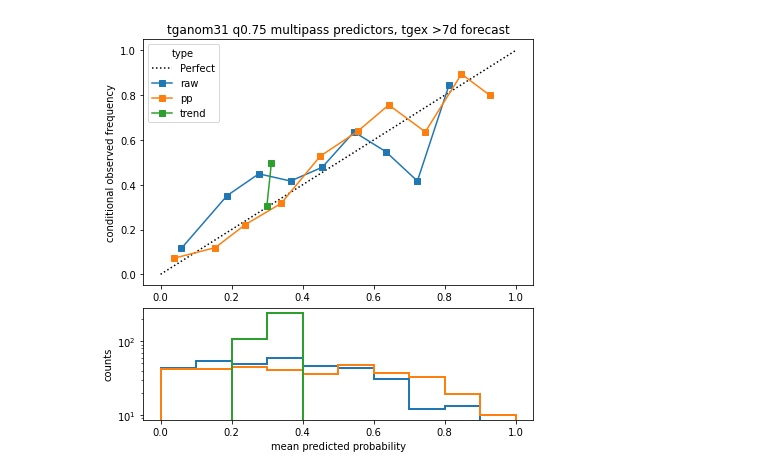
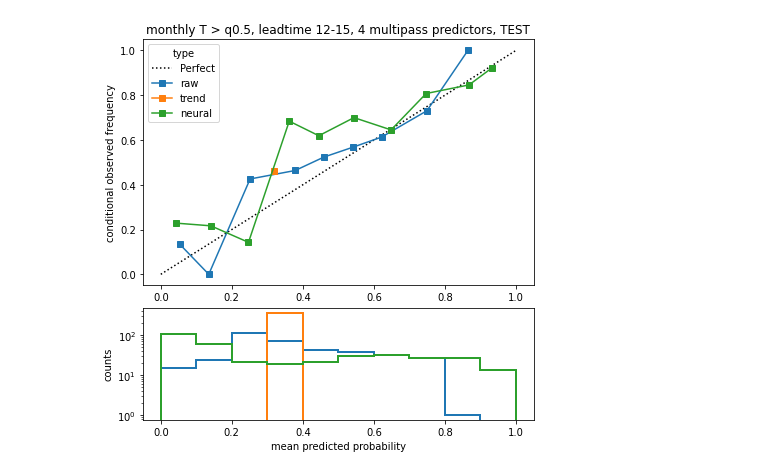
Before and after one commit to chiemvs/Hybrid, a Jupyter notebook: notebooks/verification.ipynb, the cells around one changed output. Drawn from its saved outputs; the diff is of its cells as text; code cells hidden in the pictures.

```diff
--- a/notebooks/verification.ipynb
+++ b/notebooks/verification.ipynb
@@ -122,7 +69,9 @@ np.mean((obs_test.iloc[:,focus_class] - forc_test.iloc[:,focus_class])**2)
 # %%
-# Training a trend benchmark model
+# Training the model
+
+
+# Training a trend benchmark model, and generating scale test time input
 time_input, time_scaler, lr = singleclass_regression(obs_trainval.iloc[:,focus_class], regressor = LogisticRegression)
-time_test = time_scaler.transform(obs_test.index.get_level_values('time').to_julian_date().values[:,np.newaxis])
-trend_benchmark = lr.predict(time_test)
+time_test, _ = scale_time(obs_test, fitted_scaler=time_scaler)
 # %% [output]
 fitting a new time scaler
@@ -128,0 +79,30 @@ fitting a new time scaler
+# %%
+# Generating model predictions:
+
+# Generating benchmark predictions:
+trend_test = lr.predict(time_test)
+trend_trainval = lr.predict(time_input)
+# %%
+n_iter = 2000
+bs = pd.DataFrame(np.nan, columns = pd.MultiIndex.from_product([['trainval','test'],['raw','trend','neural']], names = ['set','forecast']), index = pd.RangeIndex(n_iter))
+for i in range(n_iter):
+    model = constructor.fresh_model()
+    model.fit(x = [features_trainval, logforc_trainval], y=obsinp_trainval, validation_split = 0.33, **fit_kwargs)
+
+    preds_test = model.predict(x = [features_test, logforc_test])
+    preds_trainval = model.predict(x = [features_trainval, logforc_trainval])
+
+    train_sample = np.random.randint(low = 0, high = obs_trainval.shape[0], size = obs_trainval.shape[0]) # bootstrap sample with replacement.
+    test_sample = np.random.randint(low = 0, high = obs_test.shape[0], size = obs_test.shape[0])
+
+    bs.loc[i,('test','raw')] = brier_score_loss(obs_test.values[test_sample,focus_class],forc_test.values[test_sample,focus_class])
+    bs.loc[i,('test','trend')] = brier_score_loss(obs_test.values[test_sample,focus_class],trend_test[test_sample])
+    bs.loc[i,('test','neural')] = brier_score_loss(obs_test.values[test_sample,focus_class],preds_test[test_sample,focus_class])
+
+    bs.loc[i,('trainval','raw')] = brier_score_loss(obs_trainval.values[train_sample,focus_class],forc_trainval.values[train_sample,focus_class])
+    bs.loc[i,('trainval','trend')] = brier_score_loss(obs_trainval.values[train_sample,focus_class],trend_trainval[train_sample])
+    bs.loc[i,('trainval','neural')] = brier_score_loss(obs_trainval.values[train_sample,focus_class],preds_trainval[train_sample,focus_class])
+
+# scale test and trainval BS separately based on the mean raw score
+bs['test'] = bs['test'] - float(bs[('test', 'raw')].mean())
+bs['trainval'] = bs['trainval'] - float(bs[('trainval', 'raw')].mean())
@@ -129,9 +139,9 @@ fitting a new time scaler
 # %%
-complete_test = pd.DataFrame({'raw':forc_test.iloc[:,focus_class], 'pp':test_preds[:,focus_class], 'trend': trend_benchmark}, index = forc_test.index)
+complete_test = pd.DataFrame({'raw':forc_test.iloc[:,focus_class], 'trend': trend_test,'neural':preds_test[:,focus_class]}, index = forc_test.index)
 complete_test.columns.name = 'type'
 # %%
 fig, (axrel, axhist) = reliability_plot(y_true = obs_test.iloc[:,focus_class], y_probs=complete_test)
-axrel.set_title('tganom31 q0.75 multipass predictors, tgex >7d forecast')
+axrel.set_title('monthly T > q0.5, leadtime 12-15, 4 multipass predictors, TEST')
 plt.show()
 # %% [output]
-[figure, old version]
+[figure, new version]
```
Also changed, not shown: parts of 15 cells of this notebook, 2 other files.
